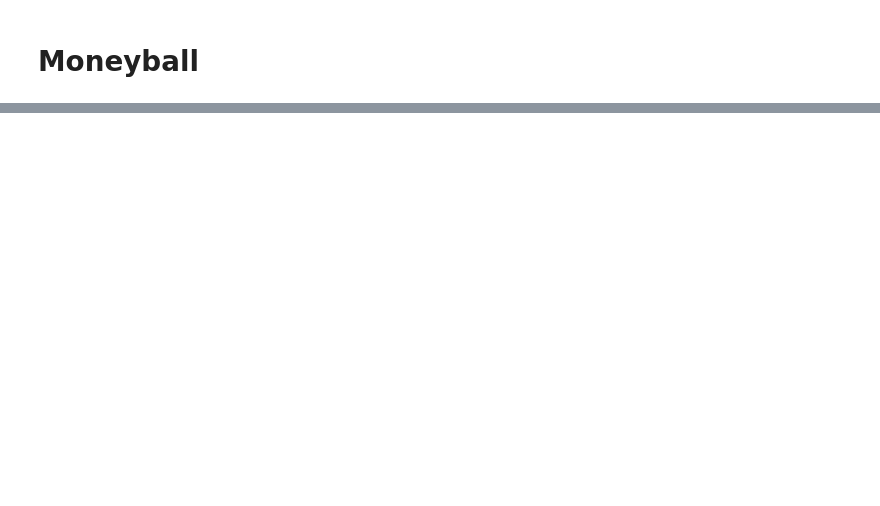
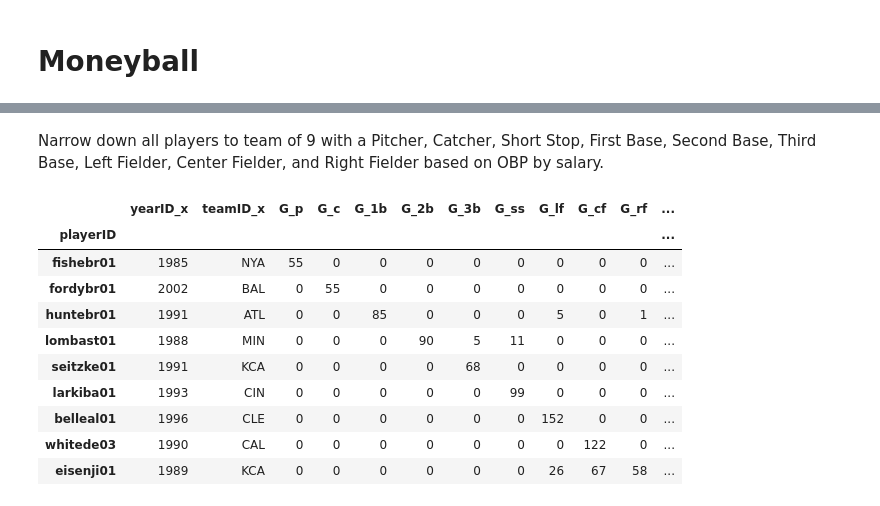
Before and after one commit to tarakdavis/moneyball, a Jupyter notebook: moneyball.ipynb, the cells around one changed output, grey strips where cells are left out. Cells and saved outputs as stored; diff of their text form; code cells hidden in the pictures; blank space fills up the shorter version.

```diff
--- a/moneyball.ipynb
+++ b/moneyball.ipynb
@@ -107,0 +78,29 @@ baseball[baseball['H'] + baseball['BB'] + baseball['HBP'] > 10].sort('OBP/$', as
+# %%
+baseball = baseball.groupby(baseball.index).first()
+baseball = baseball[baseball.OBP != 1]
+baseball = baseball.replace(to_replace='inf', value=0)
+# %% [markdown]
+Narrow down all players to team of 9 with a Pitcher, Catcher, Short Stop, First Base, Second Base, Third Base, Left Fielder, Center Fielder, and Right Fielder based on OBP by salary.
+# %%
+def find_team(df):
+    positions = ['G_p', 'G_c','G_1b', 'G_2b', 'G_3b', 'G_ss', 'G_lf', 'G_cf', 'G_rf']
+    team = []
+    for item in positions:
+        team.append(df[df[item] > 50].sort_values(['OBP/$'], ascending=False)[:1])
+    return team
+
+team = find_team(baseball)
+the_team = pd.concat(team)
+the_team
+# %% [output]
+|  | yearID_x | teamID_x | G_p | G_c | G_1b | G_2b | G_3b | G_ss | G_lf | G_cf | G_rf | ... |
+| playerID |  |  |  |  |  |  |  |  |  |  |  | ... |
+| fishebr01 | 1985 | NYA | 55 | 0 | 0 | 0 | 0 | 0 | 0 | 0 | 0 | ... |
+| fordybr01 | 2002 | BAL | 0 | 55 | 0 | 0 | 0 | 0 | 0 | 0 | 0 | ... |
+| huntebr01 | 1991 | ATL | 0 | 0 | 85 | 0 | 0 | 0 | 5 | 0 | 1 | ... |
+| lombast01 | 1988 | MIN | 0 | 0 | 0 | 90 | 5 | 11 | 0 | 0 | 0 | ... |
+| seitzke01 | 1991 | KCA | 0 | 0 | 0 | 0 | 68 | 0 | 0 | 0 | 0 | ... |
+| larkiba01 | 1993 | CIN | 0 | 0 | 0 | 0 | 0 | 99 | 0 | 0 | 0 | ... |
+| belleal01 | 1996 | CLE | 0 | 0 | 0 | 0 | 0 | 0 | 152 | 0 | 0 | ... |
+| whitede03 | 1990 | CAL | 0 | 0 | 0 | 0 | 0 | 0 | 0 | 122 | 0 | ... |
+| eisenji01 | 1989 | KCA | 0 | 0 | 0 | 0 | 0 | 0 | 26 | 67 | 58 | ... |
```
Also changed, not shown: parts of 12 cells of this notebook, 1 other file.
